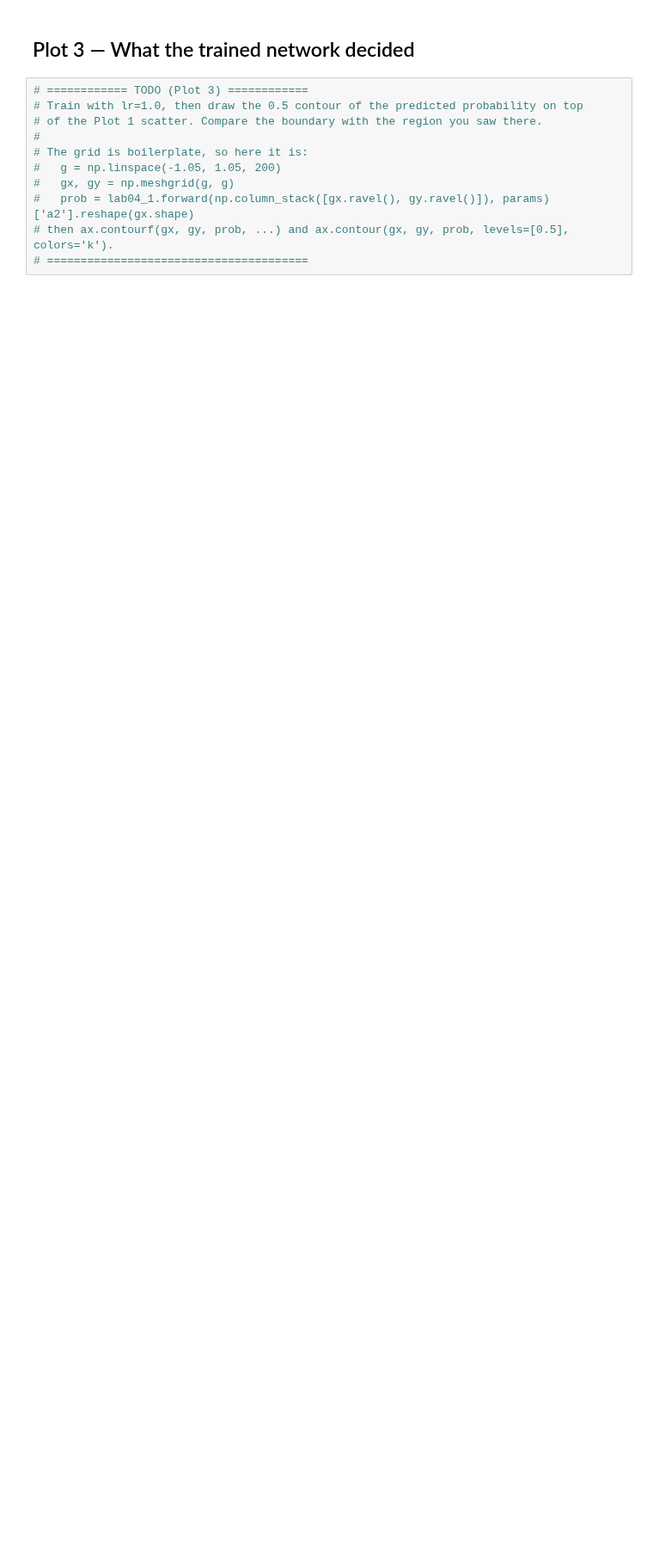
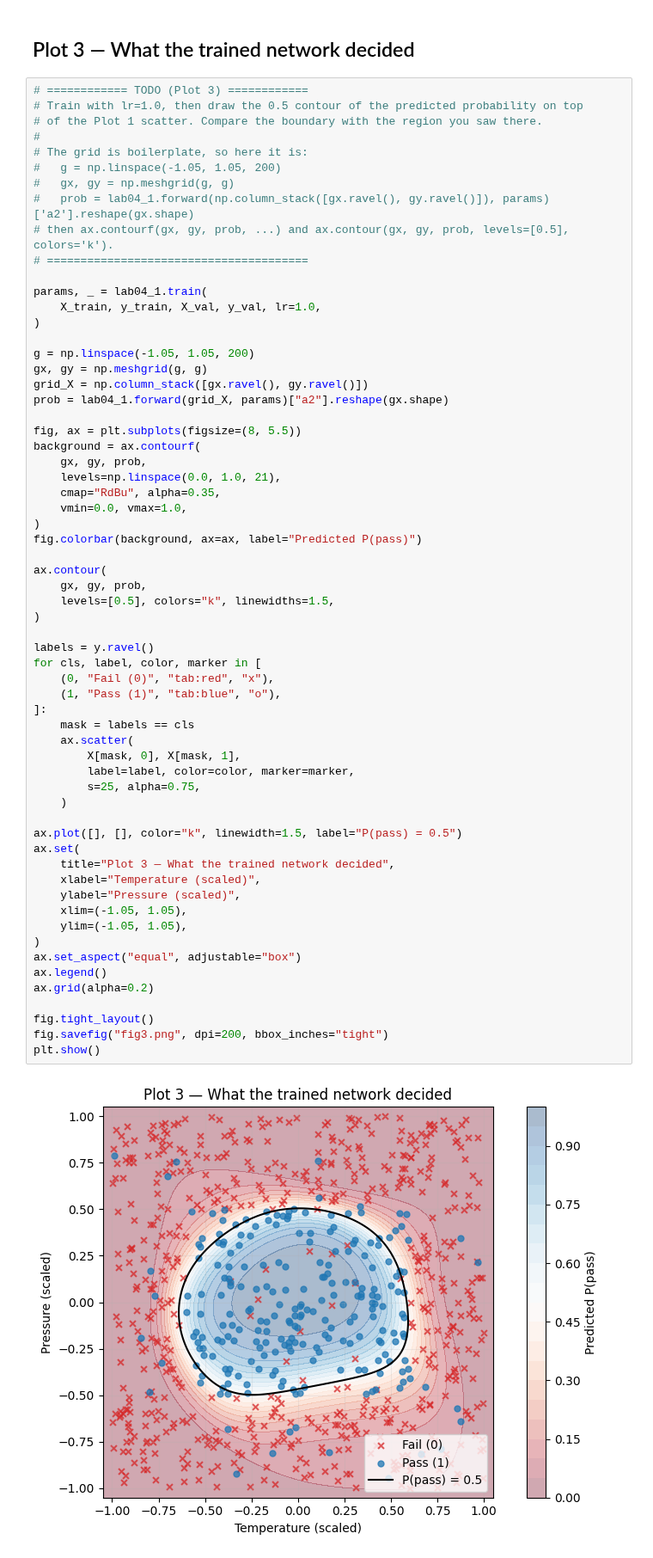
Before and after one commit to yeonnnnni/machine-learning-project, a Jupyter notebook: lab04_1_gradient_descent/notebooks/lab04_1_visualization.ipynb, the cells around one changed output. Shown at 86% size. Saved outputs shown, nothing was run; the diff lists cells and outputs as text; blank space fills up the shorter version.

```diff
--- a/lab04_1_gradient_descent/notebooks/lab04_1_visualization.ipynb
+++ b/lab04_1_gradient_descent/notebooks/lab04_1_visualization.ipynb
@@ -42,11 +119,64 @@ results
 # %%
 # ============ TODO (Plot 3) ============
 # Train with lr=1.0, then draw the 0.5 contour of the predicted probability on top
 # of the Plot 1 scatter. Compare the boundary with the region you saw there.
 #
 # The grid is boilerplate, so here it is:
 #   g = np.linspace(-1.05, 1.05, 200)
 #   gx, gy = np.meshgrid(g, g)
 #   prob = lab04_1.forward(np.column_stack([gx.ravel(), gy.ravel()]), params)['a2'].reshape(gx.shape)
 # then ax.contourf(gx, gy, prob, ...) and ax.contour(gx, gy, prob, levels=[0.5], colors='k').
 # =======================================
+
+params, _ = lab04_1.train(
+    X_train, y_train, X_val, y_val, lr=1.0,
+)
+
+g = np.linspace(-1.05, 1.05, 200)
+gx, gy = np.meshgrid(g, g)
+grid_X = np.column_stack([gx.ravel(), gy.ravel()])
+prob = lab04_1.forward(grid_X, params)["a2"].reshape(gx.shape)
+
+fig, ax = plt.subplots(figsize=(8, 5.5))
+background = ax.contourf(
+    gx, gy, prob,
+    levels=np.linspace(0.0, 1.0, 21),
+    cmap="RdBu", alpha=0.35,
+    vmin=0.0, vmax=1.0,
+)
+fig.colorbar(background, ax=ax, label="Predicted P(pass)")
+
+ax.contour(
+    gx, gy, prob,
+    levels=[0.5], colors="k", linewidths=1.5,
+)
+
+labels = y.ravel()
+for cls, label, color, marker in [
+    (0, "Fail (0)", "tab:red", "x"),
+    (1, "Pass (1)", "tab:blue", "o"),
+]:
+    mask = labels == cls
+    ax.scatter(
+        X[mask, 0], X[mask, 1],
+        label=label, color=color, marker=marker,
+        s=25, alpha=0.75,
+    )
+
+ax.plot([], [], color="k", linewidth=1.5, label="P(pass) = 0.5")
+ax.set(
+    title="Plot 3 — What the trained network decided",
+    xlabel="Temperature (scaled)",
+    ylabel="Pressure (scaled)",
+    xlim=(-1.05, 1.05),
+    ylim=(-1.05, 1.05),
+)
+ax.set_aspect("equal", adjustable="box")
+ax.legend()
+ax.grid(alpha=0.2)
+
+fig.tight_layout()
+fig.savefig("fig3.png", dpi=200, bbox_inches="tight")
+plt.show()
+# %% [output]
+[figure, added]
```
Also changed, not shown: parts of 4 cells of this notebook, 27 other files.
